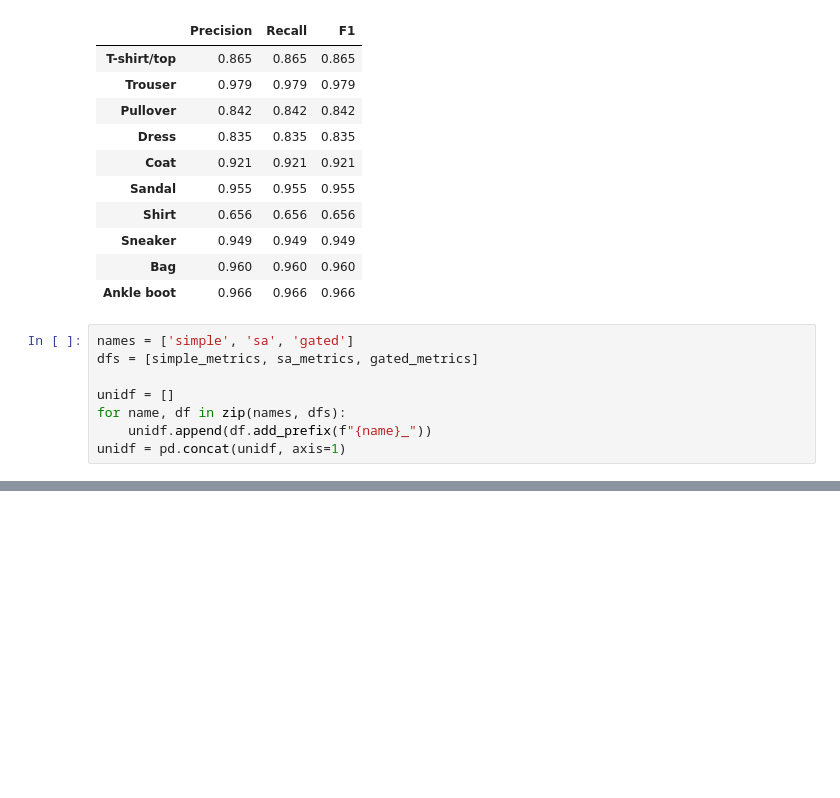
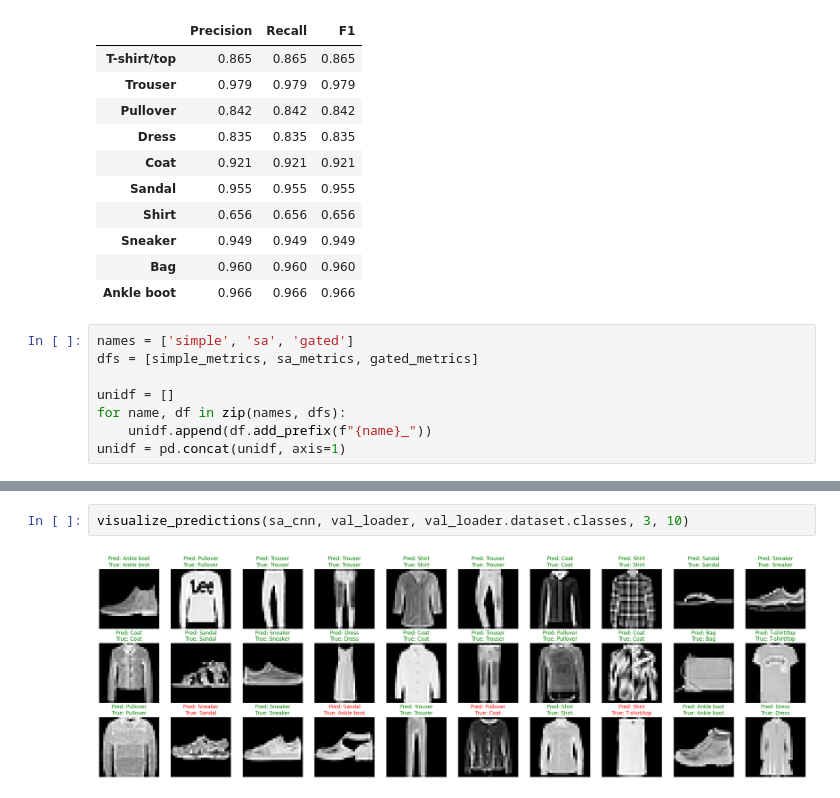
Before and after one commit to sir-timio/image_processing_itmo, a Jupyter notebook: hw1/classfier.ipynb, the cells around one changed output, grey strips where cells are left out. Cells and saved outputs as stored; diff of their text form; blank space fills up the shorter version.

```diff
--- a/hw1/classfier.ipynb
+++ b/hw1/classfier.ipynb
@@ -534,0 +587,4 @@ unidf
+# %%
+visualize_predictions(sa_cnn, val_loader, val_loader.dataset.classes, 3, 10)
+# %% [output]
+[figure, added]
```
Also changed, not shown: parts of 6 cells of this notebook, 4 other files.
